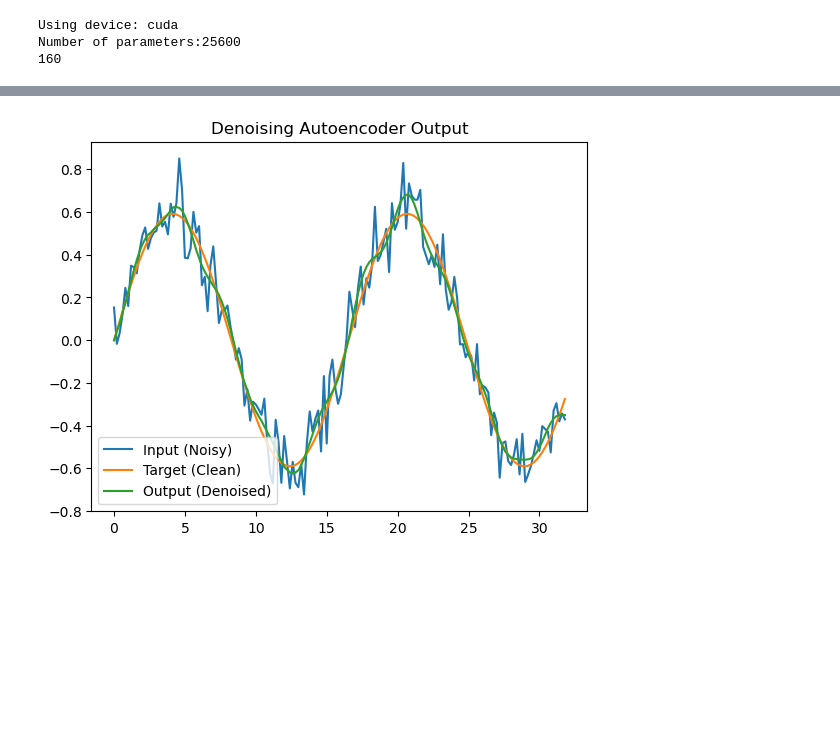
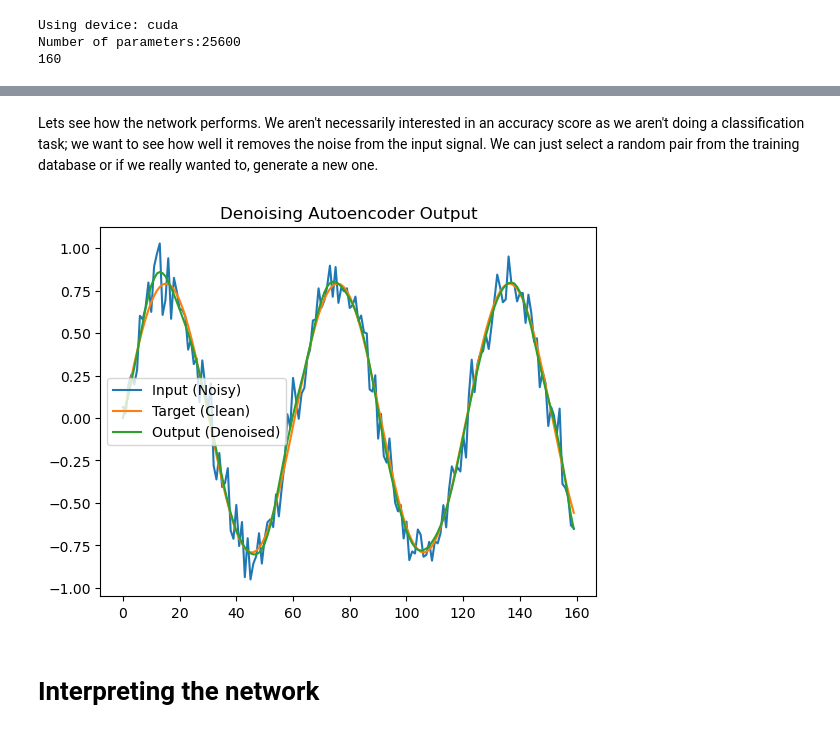
Before and after one commit to TajwarC/NN-Interpretation, a Jupyter notebook: examples/1_layer.ipynb, the cells around one changed output, grey strips where cells are left out. Cells and saved outputs as stored; diff of their text form; code cells hidden in the pictures; blank space fills up the shorter version.

```diff
--- a/examples/1_layer.ipynb
+++ b/examples/1_layer.ipynb
@@ -97,24 +129,28 @@ Epoch [850/1000], Loss: 0.0016
 Epoch [900/1000], Loss: 0.0016
 Epoch [950/1000], Loss: 0.0016
 Epoch [1000/1000], Loss: 0.0016
+# %% [markdown]
+Lets see how the network performs. We aren't necessarily interested in an accuracy score as we aren't doing a classification task; we want to see how well it removes the noise from the input signal. We can just select a random pair from the training database or if we really wanted to, generate a new one.
 # %%
-idx = 2
+idx = 1
 input = x_data[idx].unsqueeze(0)
 target = y_data[idx].unsqueeze(0)
 output = model(input)
 
 # Convert tensors to ndarrays
 input_np = input.cpu().detach().numpy()
 target_np = target.cpu().detach().numpy()
 output_np = output.cpu().detach().numpy()
 
 # Plotting
 plt.figure()
 plt.plot(x.T, input_np[0], label='Input (Noisy)')
 plt.plot(x.T, target_np[0], label='Target (Clean)')
 plt.plot(x.T, output_np[0], label='Output (Denoised)')
 plt.legend()
 plt.title('Denoising Autoencoder Output')
 plt.show()
 # %% [output]
-[figure, old version]
+[figure, new version]
+# %% [markdown]
+# Interpreting the network
```
Also changed, not shown: parts of 27 cells of this notebook, 1 other file.
